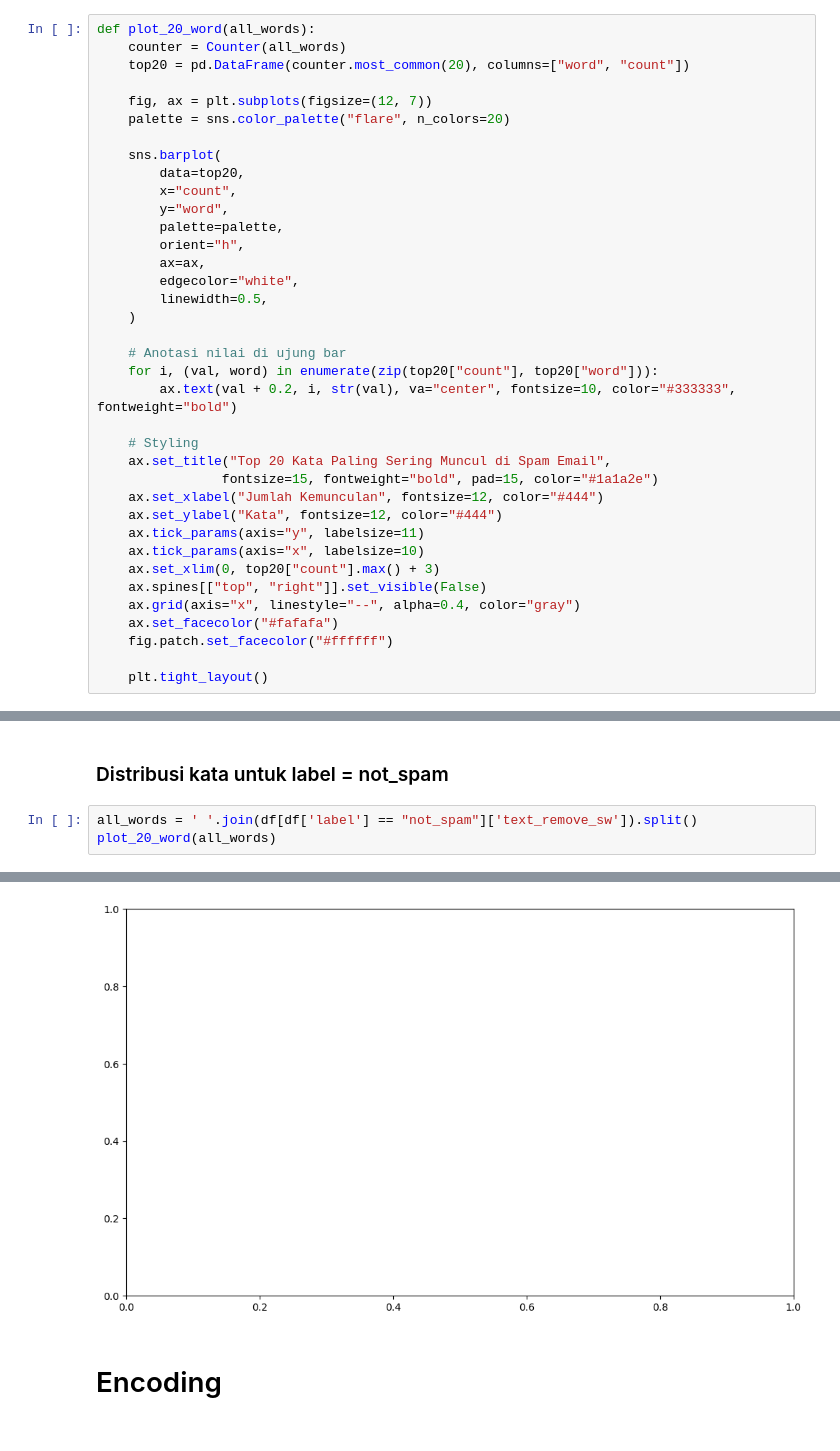
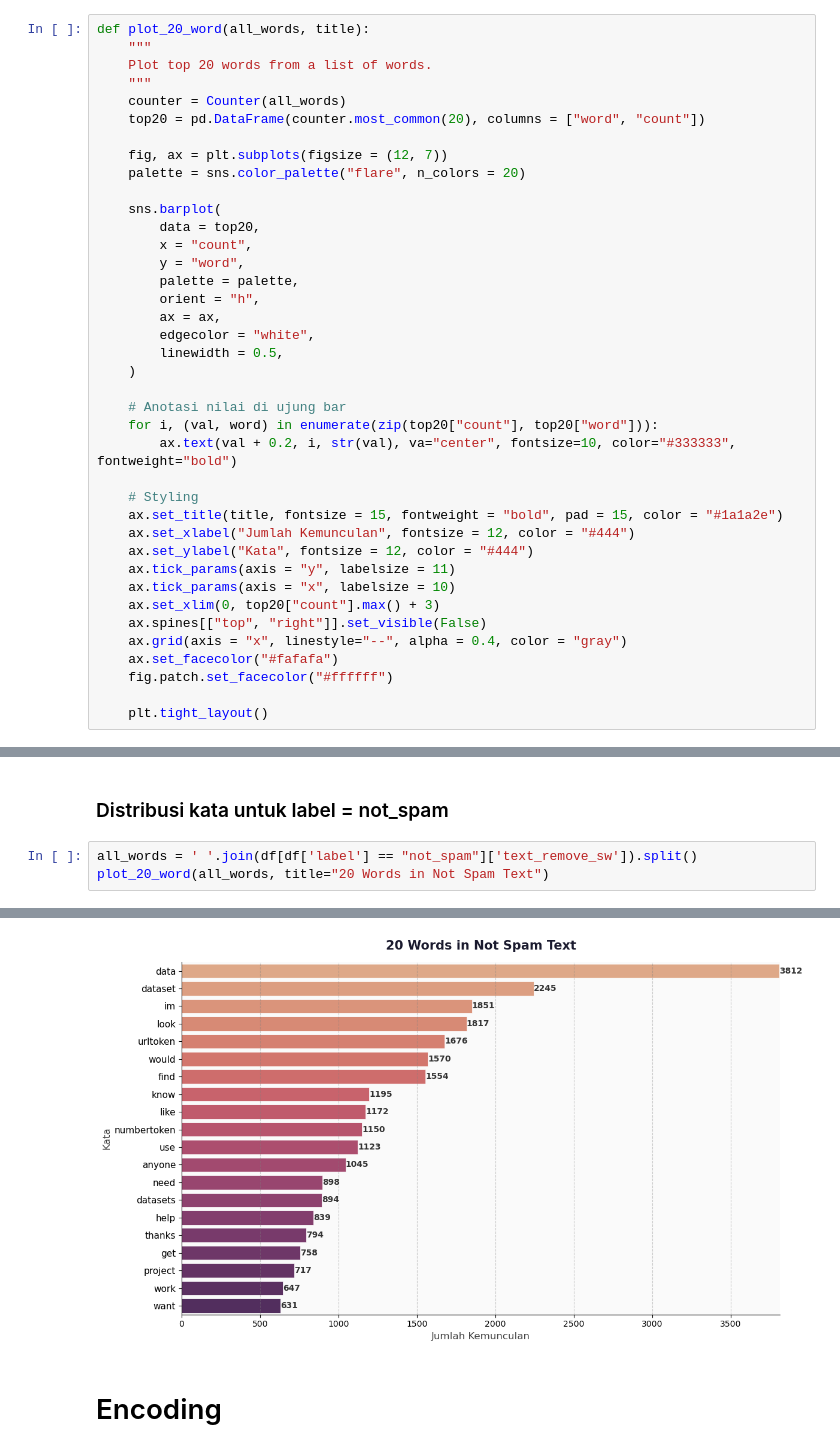
Before and after one commit to SalomoHS/Berlian-Hacktiv8, a Jupyter notebook: Sesi-22/MiniProject.ipynb, the cells around one changed output, grey strips where cells are left out. Cells and saved outputs as stored; diff of their text form.

```diff
--- a/Sesi-22/MiniProject.ipynb
+++ b/Sesi-22/MiniProject.ipynb
@@ -416,22 +449,25 @@ df = df[df['text_remove_sw'] != ''] #remove empty string
 # %% [markdown]
 # EDA Setelah Preprocessing
 # %%
-def plot_20_word(all_words):
+def plot_20_word(all_words, title):
+    """
+    Plot top 20 words from a list of words.
+    """
     counter = Counter(all_words)
-    top20 = pd.DataFrame(counter.most_common(20), columns=["word", "count"])
+    top20 = pd.DataFrame(counter.most_common(20), columns = ["word", "count"])
 
-    fig, ax = plt.subplots(figsize=(12, 7))
-    palette = sns.color_palette("flare", n_colors=20)
+    fig, ax = plt.subplots(figsize = (12, 7))
+    palette = sns.color_palette("flare", n_colors = 20)
 
     sns.barplot(
-        data=top20,
-        x="count",
-        y="word",
-        palette=palette,
-        orient="h",
-        ax=ax,
-        edgecolor="white",
-        linewidth=0.5,
+        data = top20,
+        x = "count",
+        y = "word",
+        palette = palette,
+        orient = "h",
+        ax = ax,
+        edgecolor = "white",
+        linewidth = 0.5,
     )
 
     # Anotasi nilai di ujung bar
@@ -439,15 +475,14 @@ def plot_20_word(all_words):
         ax.text(val + 0.2, i, str(val), va="center", fontsize=10, color="#333333", fontweight="bold")
 
     # Styling
-    ax.set_title("Top 20 Kata Paling Sering Muncul di Spam Email",
-                fontsize=15, fontweight="bold", pad=15, color="#1a1a2e")
-    ax.set_xlabel("Jumlah Kemunculan", fontsize=12, color="#444")
-    ax.set_ylabel("Kata", fontsize=12, color="#444")
-    ax.tick_params(axis="y", labelsize=11)
-    ax.tick_params(axis="x", labelsize=10)
+    ax.set_title(title, fontsize = 15, fontweight = "bold", pad = 15, color = "#1a1a2e")
+    ax.set_xlabel("Jumlah Kemunculan", fontsize = 12, color = "#444")
+    ax.set_ylabel("Kata", fontsize = 12, color = "#444")
+    ax.tick_params(axis = "y", labelsize = 11)
+    ax.tick_params(axis = "x", labelsize = 10)
     ax.set_xlim(0, top20["count"].max() + 3)
     ax.spines[["top", "right"]].set_visible(False)
-    ax.grid(axis="x", linestyle="--", alpha=0.4, color="gray")
+    ax.grid(axis = "x", linestyle="--", alpha = 0.4, color = "gray")
     ax.set_facecolor("#fafafa")
     fig.patch.set_facecolor("#ffffff")
 
@@ -464,5 +498,5 @@ ValueError: min() arg is an empty sequence
 ### Distribusi kata untuk label = not_spam
 # %%
 all_words = ' '.join(df[df['label'] == "not_spam"]['text_remove_sw']).split()
-plot_20_word(all_words)
+plot_20_word(all_words, title="20 Words in Not Spam Text")
 # %% [output]
@@ -470,4 +503,4 @@ ValueError: min() arg is an empty sequence
-[figure, old version]
+[figure, new version]
 # %% [markdown]
 # Encoding
 # %%
```
Also changed, not shown: parts of 31 cells of this notebook, 2 other files.
